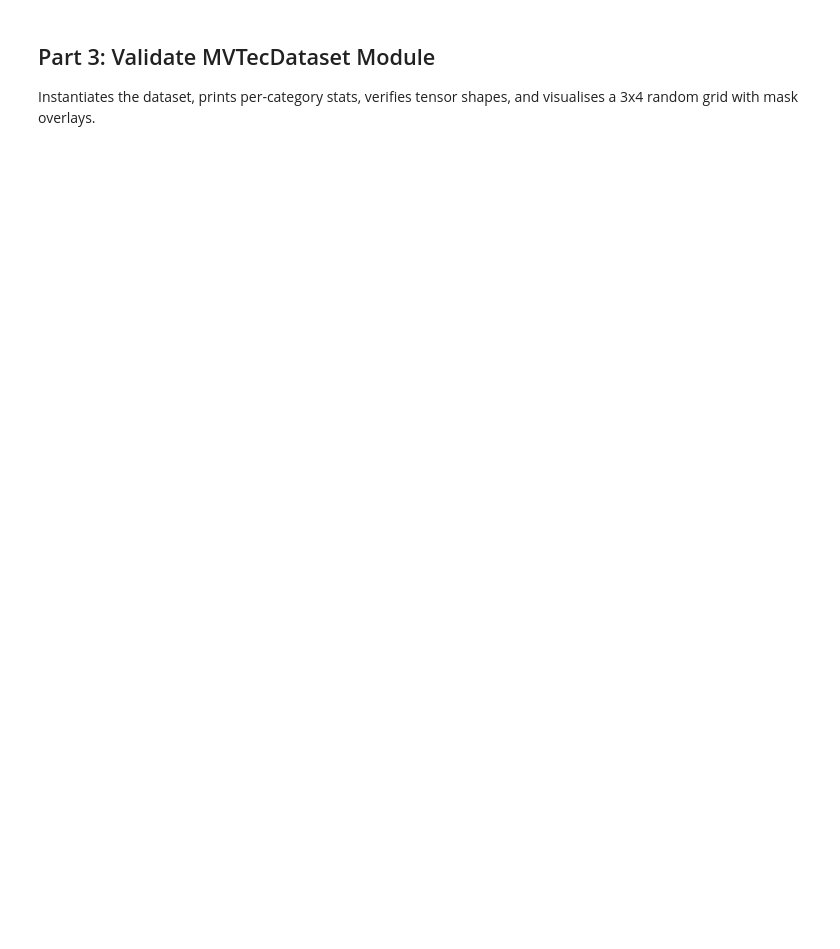
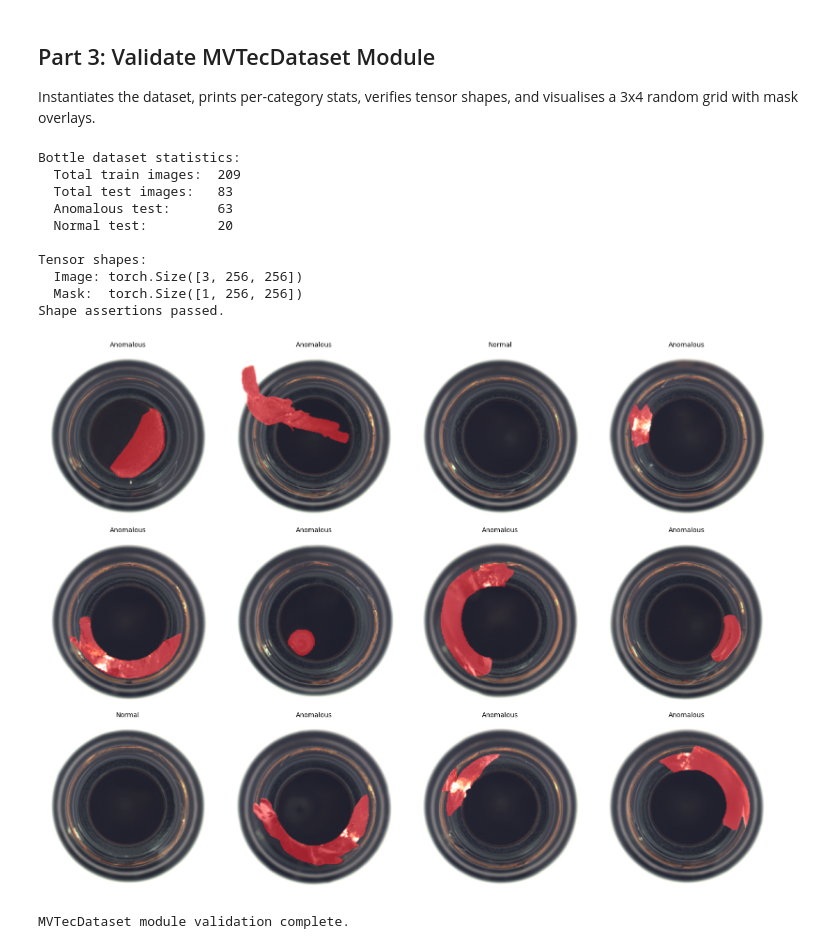
Before and after one commit to AKIF-jk/xAI_Defects, a Jupyter notebook: notebooks/colab_setup.ipynb, the cells around one changed output. Drawn from its saved outputs; the diff is of its cells as text; code cells hidden in the pictures; blank space fills up the shorter version.

```diff
--- a/notebooks/colab_setup.ipynb
+++ b/notebooks/colab_setup.ipynb
@@ -230,8 +320,8 @@ import matplotlib.pyplot as plt
 import torch
 from torchvision import transforms
 
-sys.path.insert(0, "/content/xAI_Defects/src")
-from data.mvtec_dataset import MVTecDataset, get_dataloaders
+sys.path.insert(0, '/content/xAI_Defects/src/data')
+from mvtec_dataset import MVTecDataset, get_dataloaders
 
 EXTRACTED = "/content/drive/MyDrive/defect_inspector/data/mvtec/mvtec_anomaly_detection"
 
@@ -268,30 +358,43 @@ print(f"  Image: {img.shape}")
 print(f"  Mask:  {mask.shape}")
 assert img.shape == (3, 256, 256), f"Expected (3,256,256), got {img.shape}"
 assert mask.shape == (1, 256, 256), f"Expected (1,256,256), got {mask.shape}"
 print("Shape assertions passed.")
 
 indices = np.random.choice(len(test_ds), 12, replace=False)
 fig, axes = plt.subplots(3, 4, figsize=(16, 12))
 
 mean = torch.tensor([0.485, 0.456, 0.406]).view(3, 1, 1)
 std  = torch.tensor([0.229, 0.224, 0.225]).view(3, 1, 1)
 
 for ax, idx in zip(axes.flat, indices):
     img, mask, label = test_ds[idx]
 
     img_vis = img * std + mean
     img_vis = torch.clamp(img_vis, 0, 1)
     img_np = img_vis.permute(1, 2, 0).numpy()
 
     mask_np = mask.squeeze(0).numpy()
 
     overlay = img_np.copy()
     overlay[:, :, 0] = np.clip(overlay[:, :, 0] + mask_np * 0.5, 0, 1)
 
     ax.imshow(overlay)
     ax.set_title("Anomalous" if label.item() == 1 else "Normal", fontsize=10)
     ax.axis("off")
 
 plt.tight_layout()
 plt.show()
 print("MVTecDataset module validation complete.")
+# %% [output]
+Bottle dataset statistics:
+  Total train images:  209
+  Total test images:   83
+  Anomalous test:      63
+  Normal test:         20
+
+Tensor shapes:
+  Image: torch.Size([3, 256, 256])
+  Mask:  torch.Size([1, 256, 256])
+Shape assertions passed.
+[figure, added]
+MVTecDataset module validation complete.
```
Also changed, not shown: parts of 15 cells of this notebook, 1 other file.
